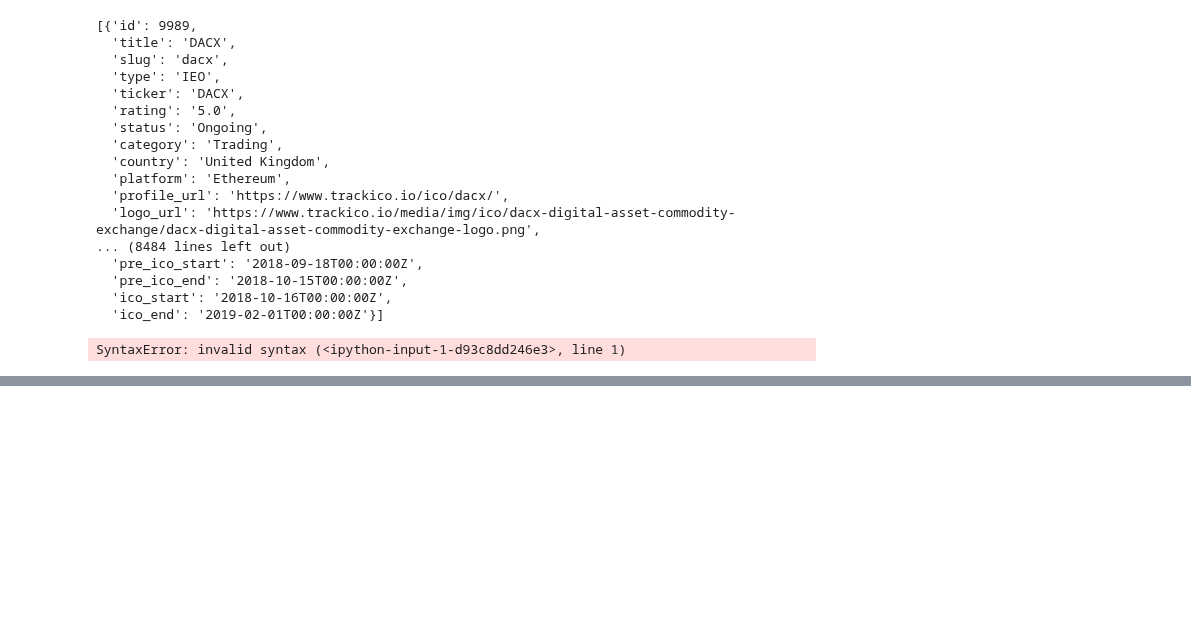
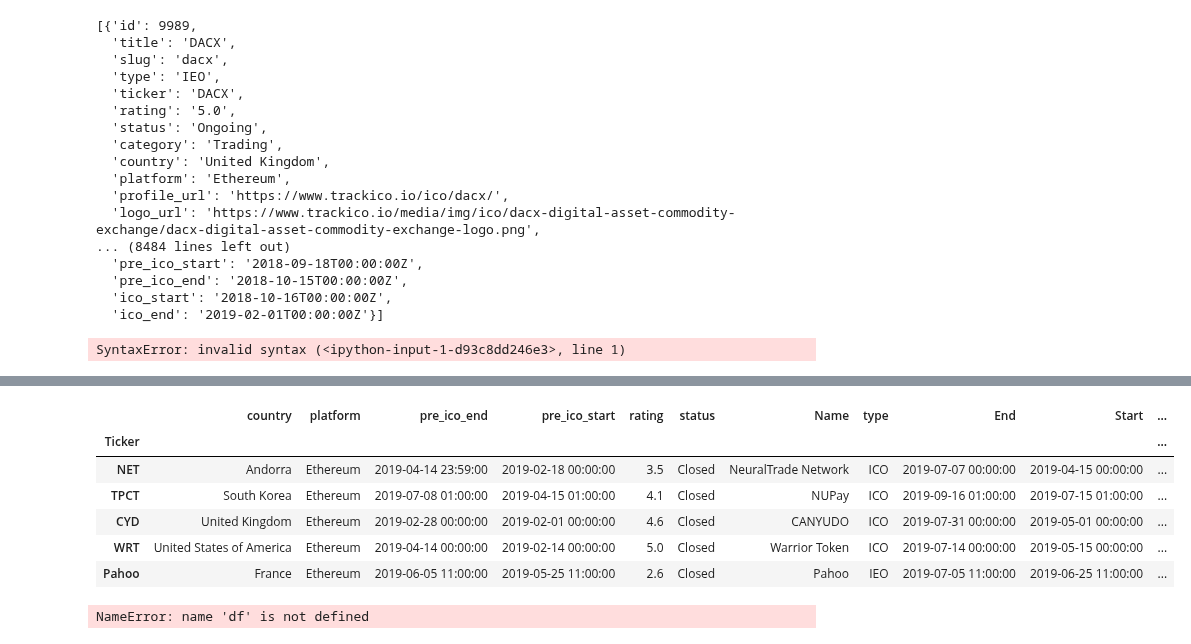
Before and after one commit to eccadena/ICO_Viability_Index, a Jupyter notebook: notebooks/libs/Christian_working_notebook.ipynb, the cells around one changed output, grey strips where cells are left out. Cells and saved outputs as stored; diff of their text form; code cells hidden in the pictures; blank space fills up the shorter version.

```diff
--- a/notebooks/libs/Christian_working_notebook.ipynb
+++ b/notebooks/libs/Christian_working_notebook.ipynb
@@ -823,0 +916,20 @@ SyntaxError: invalid syntax (<ipython-input-1-d93c8dd246e3>, line 1)
+# %%
+df = get_TrackICOAPI()
+# %%
+df.head()
+# %% [output]
+|  | country | platform | pre_ico_end | pre_ico_start | rating | status | Name | type | End | Start | ... |
+| Ticker |  |  |  |  |  |  |  |  |  |  | ... |
+| NET | Andorra | Ethereum | 2019-04-14 23:59:00 | 2019-02-18 00:00:00 | 3.5 | Closed | NeuralTrade Network | ICO | 2019-07-07 00:00:00 | 2019-04-15 00:00:00 | ... |
+| TPCT | South Korea | Ethereum | 2019-07-08 01:00:00 | 2019-04-15 01:00:00 | 4.1 | Closed | NUPay | ICO | 2019-09-16 01:00:00 | 2019-07-15 01:00:00 | ... |
+| CYD | United Kingdom | Ethereum | 2019-02-28 00:00:00 | 2019-02-01 00:00:00 | 4.6 | Closed | CANYUDO | ICO | 2019-07-31 00:00:00 | 2019-05-01 00:00:00 | ... |
+| WRT | United States of America | Ethereum | 2019-04-14 00:00:00 | 2019-02-14 00:00:00 | 5.0 | Closed | Warrior Token | ICO | 2019-07-14 00:00:00 | 2019-05-15 00:00:00 | ... |
+| Pahoo | France | Ethereum | 2019-06-05 11:00:00 | 2019-05-25 11:00:00 | 2.6 | Closed | Pahoo | IEO | 2019-07-05 11:00:00 | 2019-06-25 11:00:00 | ... |
+# %%
+ticker = df.index[:3]
+ohlcv = get_crypto_daily_price(ticker)
+fut_df[ticker] = ohlcv['close']
+for i in progressbar(range(10), f"Query Success for {ticker}!, Preparing data for next call: ", 40):
+        time.sleep(0.1)
+# %% [output]
+NameError: name 'df' is not defined
```
Also changed, not shown: parts of 24 cells of this notebook, 6 other files.
